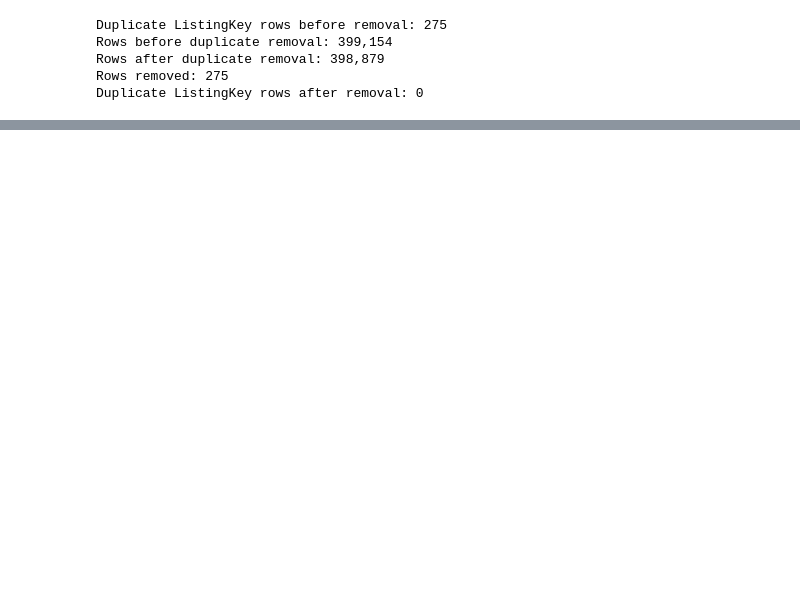
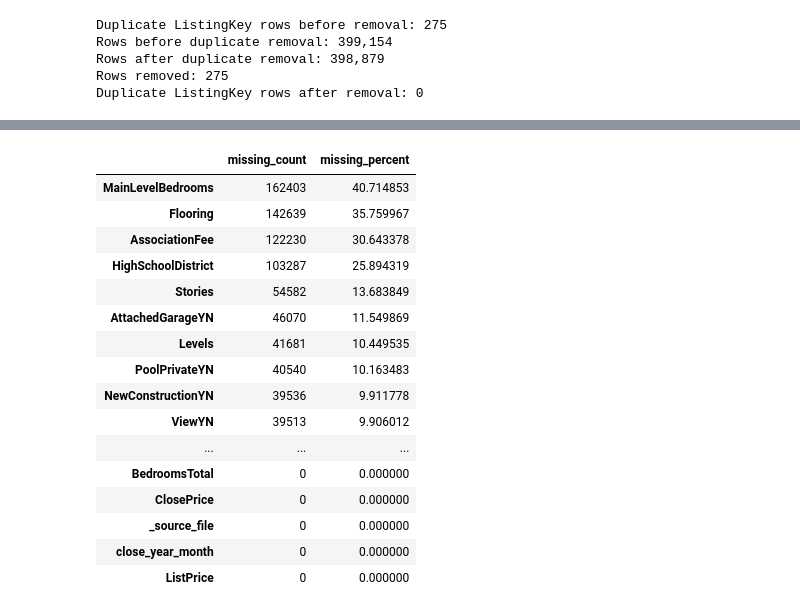
Before and after one commit to miatrn20/IDX-Exchange-Internship-Data_Science-Summer2026, a Jupyter notebook: 02_preprocessing.ipynb, the cells around one changed output, grey strips where cells are left out. Drawn from its saved outputs; the diff is of its cells as text; code cells hidden in the pictures; blank space fills up the shorter version.

```diff
--- a/02_preprocessing.ipynb
+++ b/02_preprocessing.ipynb
@@ -205,0 +362,25 @@ Modeling dataset shape: (398879, 16)
+# %%
+missing_summary = pd.DataFrame({
+    "missing_count": df_model.isna().sum(),
+    "missing_percent": df_model.isna().mean() * 100
+}).sort_values("missing_percent", ascending=False)
+
+missing_summary
+# %% [output]
+|  | missing_count | missing_percent |
+| MainLevelBedrooms | 162403 | 40.714853 |
+| Flooring | 142639 | 35.759967 |
+| AssociationFee | 122230 | 30.643378 |
+| HighSchoolDistrict | 103287 | 25.894319 |
+| Stories | 54582 | 13.683849 |
+| AttachedGarageYN | 46070 | 11.549869 |
+| Levels | 41681 | 10.449535 |
+| PoolPrivateYN | 40540 | 10.163483 |
+| NewConstructionYN | 39536 | 9.911778 |
+| ViewYN | 39513 | 9.906012 |
+| ... | ... | ... |
+| BedroomsTotal | 0 | 0.000000 |
+| ClosePrice | 0 | 0.000000 |
+| _source_file | 0 | 0.000000 |
+| close_year_month | 0 | 0.000000 |
+| ListPrice | 0 | 0.000000 |
```
Also changed, not shown: parts of 26 cells of this notebook.
